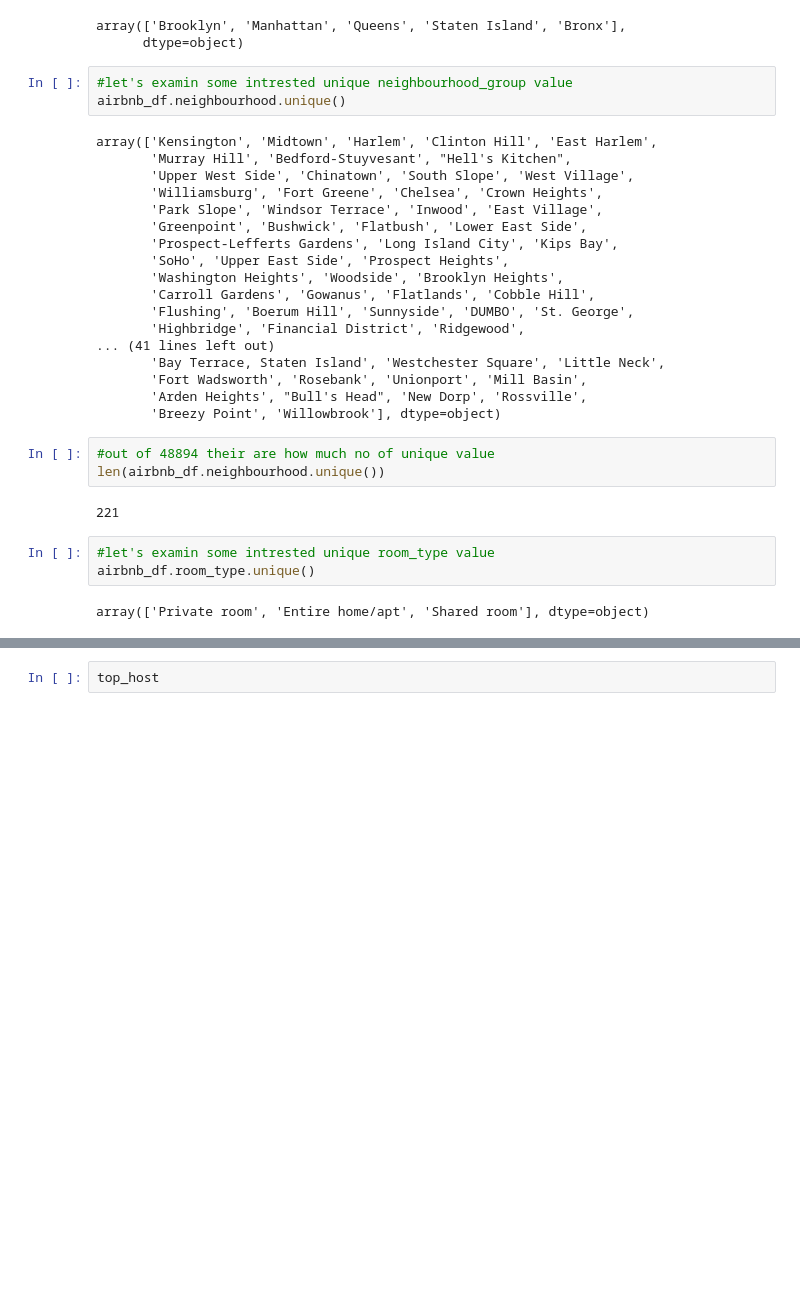
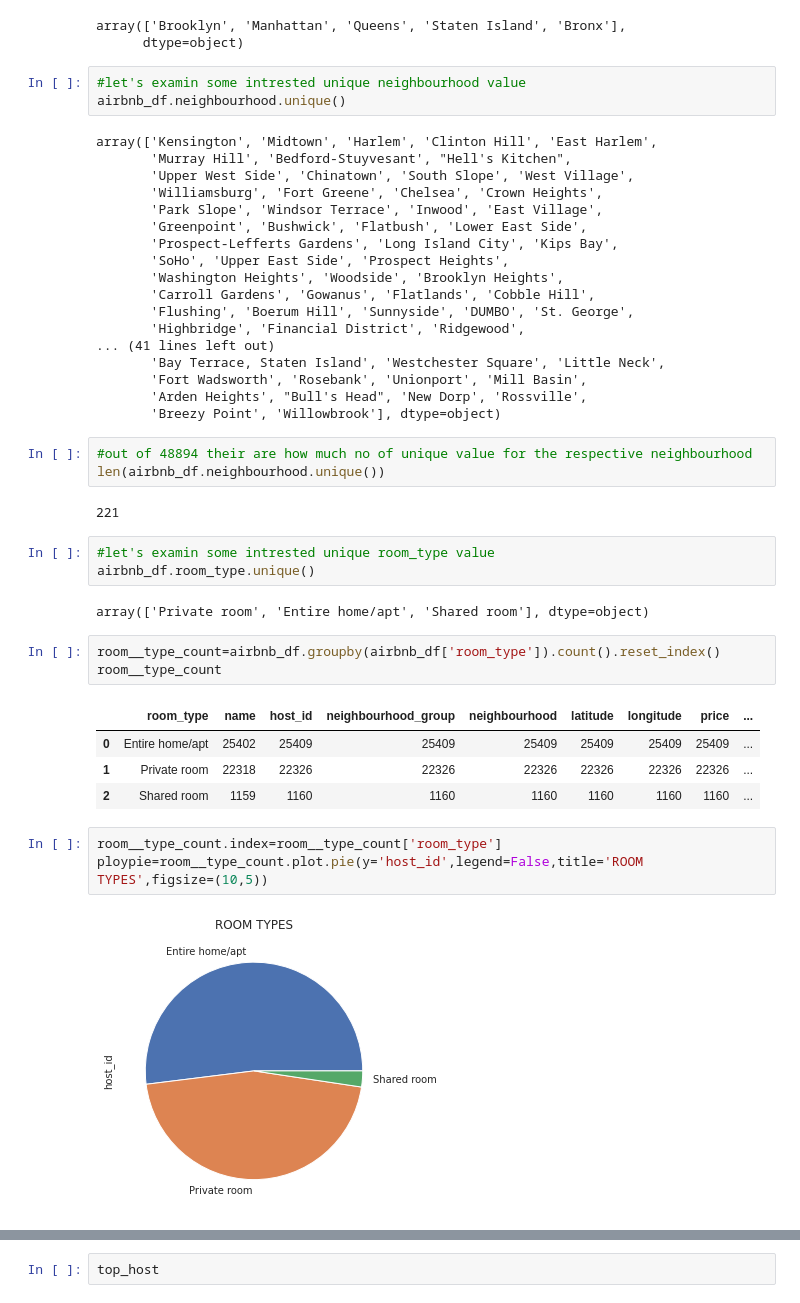
Before and after one commit to Creatrohit9/AIRBNB-PROJECT-1-CAPSTON, a Jupyter notebook: MD1WK4ROHIT_Airbnb_Bookings_Analysis_Capstone_Project.ipynb, the cells around one changed output, grey strips where cells are left out. Drawn from its saved outputs; the diff is of its cells as text; blank space fills up the shorter version.

Commit message:
Commit for pie chart for room type

```diff
--- a/MD1WK4ROHIT_Airbnb_Bookings_Analysis_Capstone_Project.ipynb
+++ b/MD1WK4ROHIT_Airbnb_Bookings_Analysis_Capstone_Project.ipynb
@@ -245,7 +274,7 @@ airbnb_df.neighbourhood_group.unique()
 array(['Brooklyn', 'Manhattan', 'Queens', 'Staten Island', 'Bronx'],
       dtype=object)
 # %%
-#let's examin some intrested unique neighbourhood_group value
+#let's examin some intrested unique neighbourhood value
 airbnb_df.neighbourhood.unique()
 # %% [output]
 array(['Kensington', 'Midtown', 'Harlem', 'Clinton Hill', 'East Harlem',
@@ -266,7 +295,7 @@ array(['Kensington', 'Midtown', 'Harlem', 'Clinton Hill', 'East Harlem',
        'Arden Heights', "Bull's Head", 'New Dorp', 'Rossville',
        'Breezy Point', 'Willowbrook'], dtype=object)
 # %%
-#out of 48894 their are how much no of unique value
+#out of 48894 their are how much no of unique value for the respective neighbourhood
 len(airbnb_df.neighbourhood.unique())
 # %% [output]
 221
@@ -275,4 +304,17 @@ len(airbnb_df.neighbourhood.unique())
 airbnb_df.room_type.unique()
 # %% [output]
 array(['Private room', 'Entire home/apt', 'Shared room'], dtype=object)
+# %%
+room__type_count=airbnb_df.groupby(airbnb_df['room_type']).count().reset_index()
+room__type_count
+# %% [output]
+|  | room_type | name | host_id | neighbourhood_group | neighbourhood | latitude | longitude | price | ... |
+| 0 | Entire home/apt | 25402 | 25409 | 25409 | 25409 | 25409 | 25409 | 25409 | ... |
+| 1 | Private room | 22318 | 22326 | 22326 | 22326 | 22326 | 22326 | 22326 | ... |
+| 2 | Shared room | 1159 | 1160 | 1160 | 1160 | 1160 | 1160 | 1160 | ... |
+# %%
+room__type_count.index=room__type_count['room_type']
+ploypie=room__type_count.plot.pie(y='host_id',legend=False,title='ROOM TYPES',figsize=(10,5))
+# %% [output]
+[figure, added]
 # %%
```
Also changed, not shown: parts of 7 cells of this notebook.
